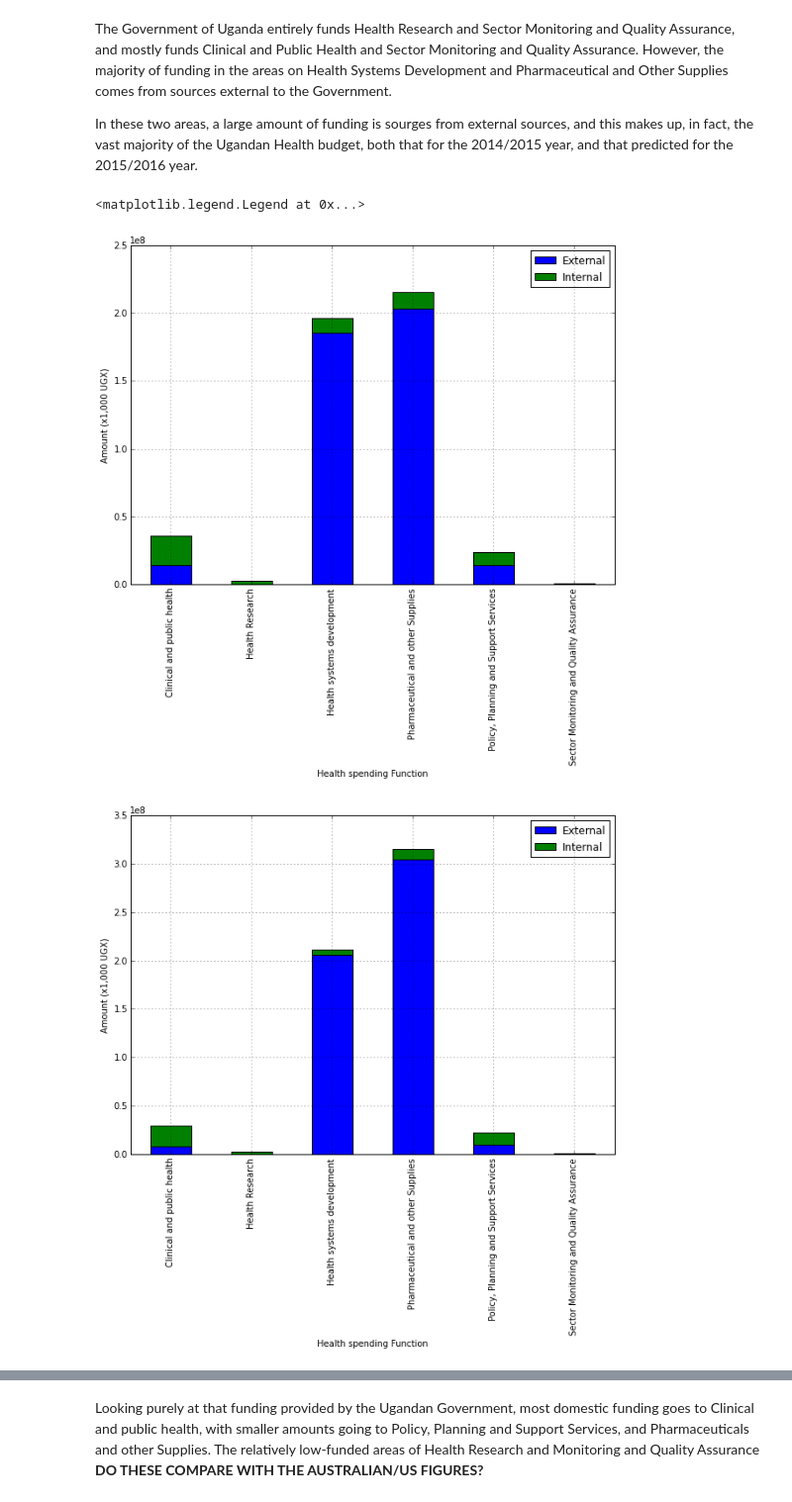
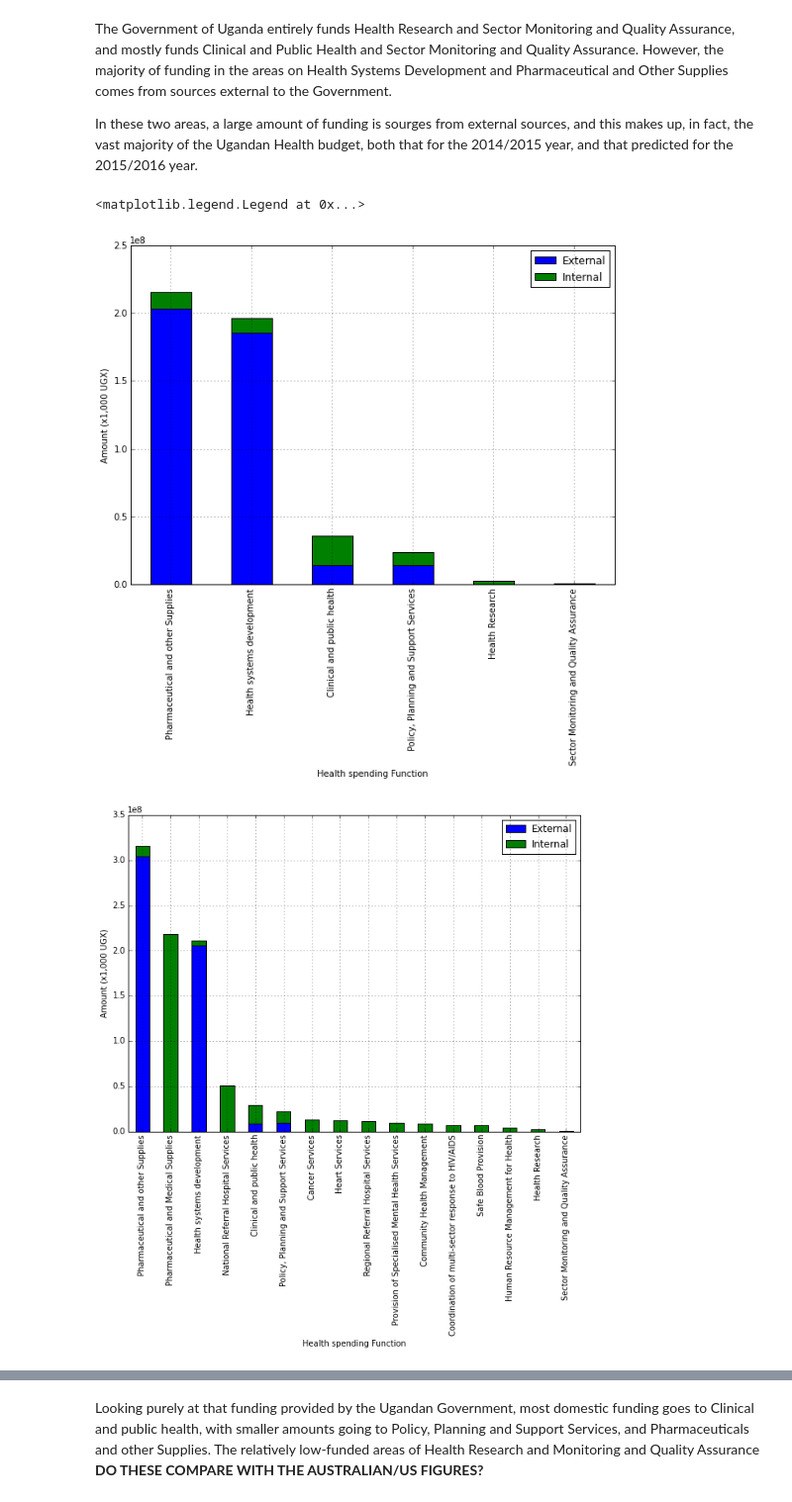
Before and after one commit to forsakendaemon/uganda, a Jupyter notebook: Uganda Health Financing.ipynb, the cells around one changed output, grey strips where cells are left out. Shown: that part at 99% size. Saved outputs shown, nothing was run; the diff lists cells and outputs as text; code cells hidden in the pictures.

```diff
--- a/Uganda Health Financing.ipynb
+++ b/Uganda Health Financing.ipynb
@@ -6,8 +6,8 @@ import matplotlib.pyplot as plt
 import numpy as np
 %matplotlib inline
 
-health_budget = pd.read_csv('health_budget.csv')
-aid_funding = pd.read_csv('aid_funding.csv')
+health_budget = pd.read_csv('health_budget.csv', comment='#')
+aid_funding = pd.read_csv('aid_funding.csv', comment='#')
 # %% [markdown]
 Uganda's health system is primarily funded from two sources: The Government of Uganda, and external donors.
 
@@ -32,22 +32,33 @@ The Government of Uganda entirely funds Health Research and Sector Monitoring an
 
 In these two areas, a large amount of funding is sourges from external sources, and this makes up, in fact, the vast majority of the Ugandan Health budget, both that for the 2014/2015 year, and that predicted for the 2015/2016 year.
 # %%
-health_budget_by_internal13 = health_budget[health_budget["Year"] == "13/14"].groupby(['Function', 'Internal']).aggregate(np.sum).unstack()
+health_budget_by_internal13 = health_budget[health_budget["Year"] == "13/14"].groupby(['Function', 'Internal']).aggregate(np.sum).unstack().fillna(0)
+health_budget_by_internal13['sum'] = health_budget_by_internal13.Amount.External + health_budget_by_internal13.Amount.Internal
+health_budget_by_internal13 = health_budget_by_internal13.sort(columns=['sum'], ascending=False)
+health_budget_by_internal13 = health_budget_by_internal13.drop("sum", axis=1)
 plot13 = health_budget_by_internal13.plot(kind='bar', stacked=True, figsize=(10, 7))
 plot13.set_xlabel("Health spending Function")
 plot13.set_ylabel("Amount (x1,000 UGX)")
 plot13.legend(["External", "Internal"])
-health_budget_by_internal14 = health_budget[health_budget["Year"] == "14/15"].groupby(['Function', 'Internal']).aggregate(np.sum).unstack()
+
+health_budget_by_internal14 = health_budget[health_budget["Year"] == "14/15"].groupby(['Function', 'Internal']).aggregate(np.sum).unstack().fillna(0)
+health_budget_by_internal14['sum'] = health_budget_by_internal14.Amount.External + health_budget_by_internal14.Amount.Internal
+health_budget_by_internal14 = health_budget_by_internal14.sort(columns=['sum'], ascending=False)
+health_budget_by_internal14 = health_budget_by_internal14.drop("sum", axis=1)
 plot14 = health_budget_by_internal14.plot(kind='bar', stacked=True, figsize=(10, 7))
 plot14.set_xlabel("Health spending Function")
 plot14.set_ylabel("Amount (x1,000 UGX)")
 plot14.legend(["External", "Internal"])
-health_budget_by_internal15 = health_budget[health_budget["Year"] == "15/16"].groupby(['Function', 'Internal']).aggregate(np.sum).unstack()
+
+health_budget_by_internal15 = health_budget[health_budget["Year"] == "15/16"].groupby(['Function', 'Internal']).aggregate(np.sum).unstack().fillna(0)
+health_budget_by_internal15['sum'] = health_budget_by_internal15.Amount.External + health_budget_by_internal15.Amount.Internal
+health_budget_by_internal15 = health_budget_by_internal15.sort(columns=['sum'], ascending=False)
+health_budget_by_internal15 = health_budget_by_internal15.drop("sum", axis=1)
 plot15 = health_budget_by_internal15.plot(kind='bar', stacked=True, figsize=(10, 7))
 plot15.set_xlabel("Health spending Function")
 plot15.set_ylabel("Amount (x1,000 UGX)")
 plot15.legend(["External", "Internal"])
 # %% [output]
 <matplotlib.legend.Legend at 0x...>
-[figure, old version]
+[figure, new version]
-[figure, old version]
+[figure, new version]
```
Also changed, not shown: parts of 5 cells of this notebook, 4 other files.
